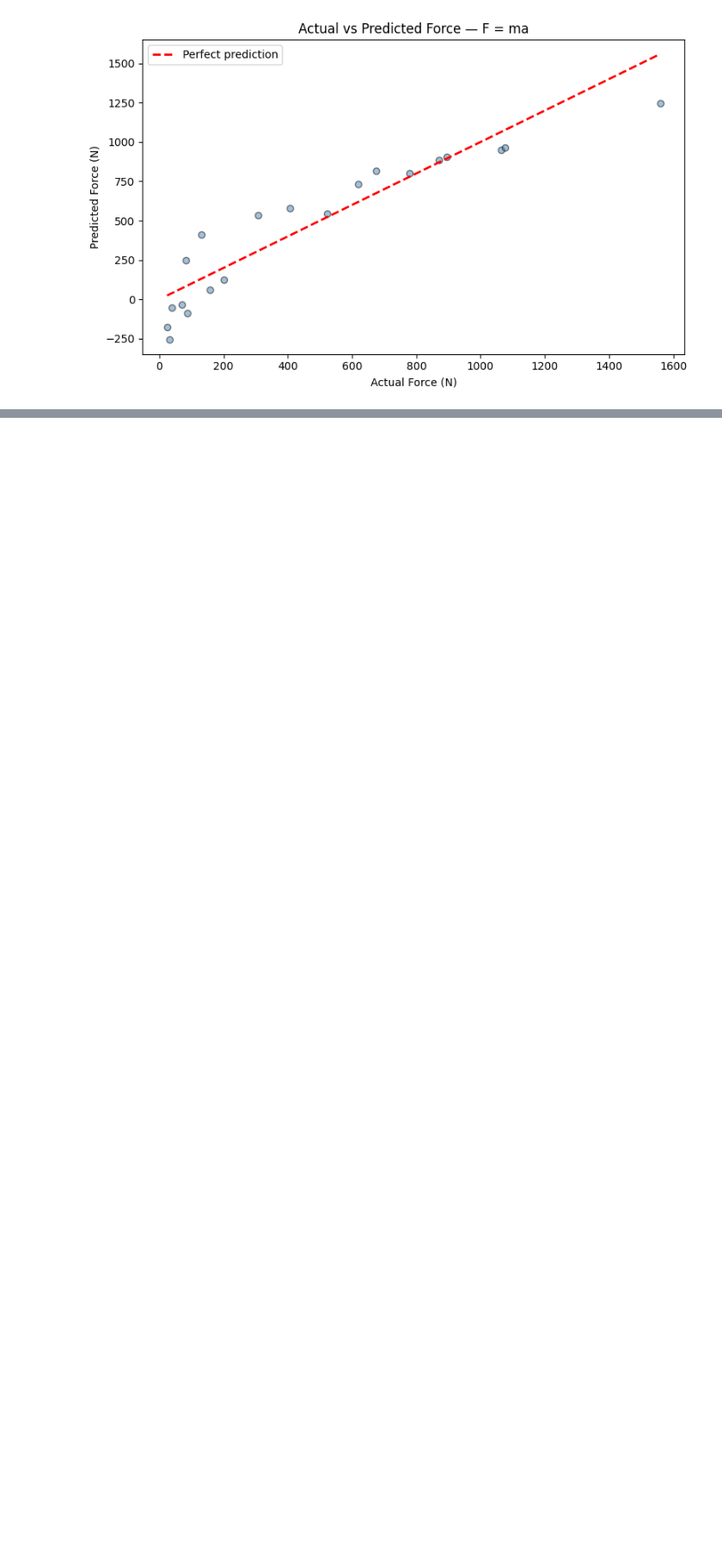
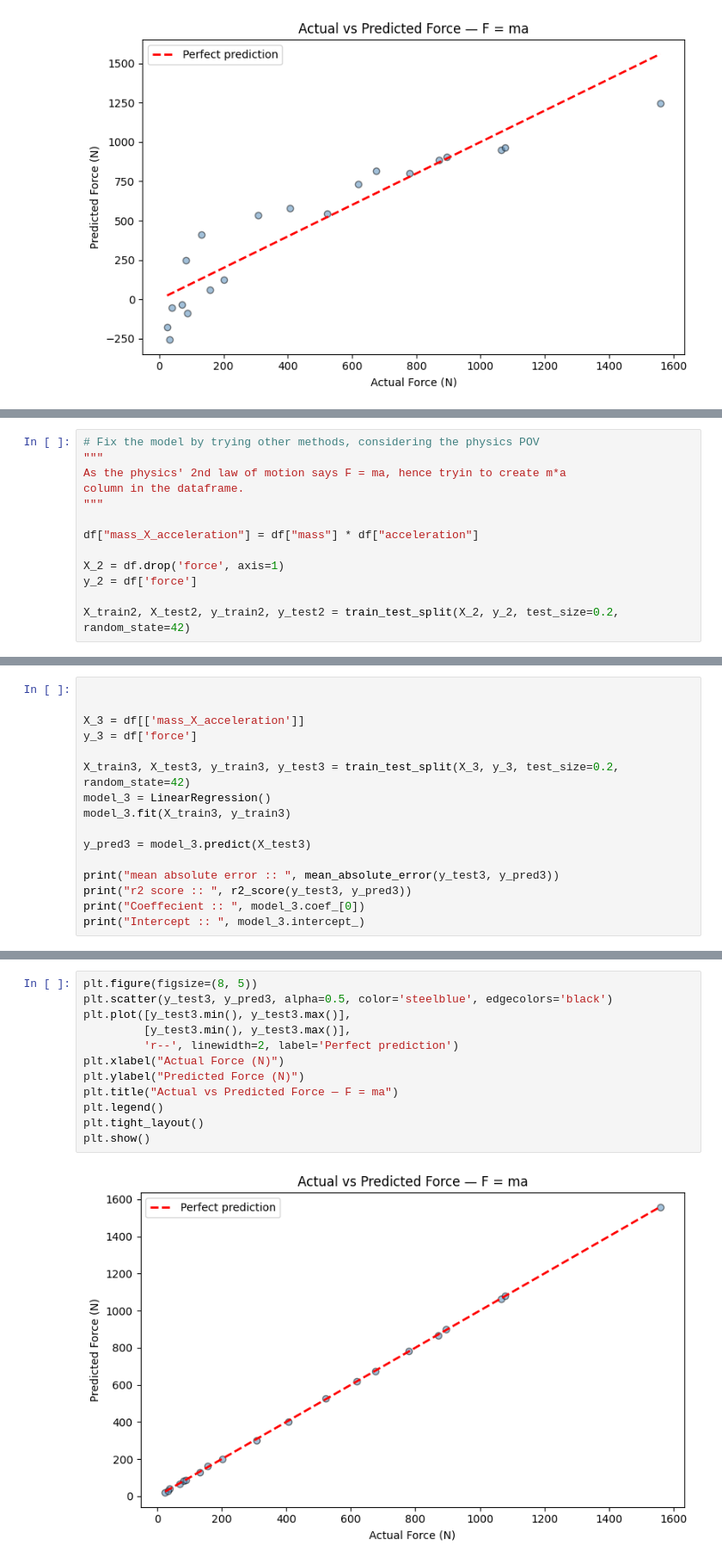
Before and after one commit to Spoorthy2001/ml_as_beginner, a Jupyter notebook: projects/hence_proved/01_force_mass_acceleration.ipynb, the cells around one changed output, grey strips where cells are left out. Shown at 86% size. Drawn from its saved outputs; the diff is of its cells as text; blank space fills up the shorter version.

```diff
--- a/projects/hence_proved/01_force_mass_acceleration.ipynb
+++ b/projects/hence_proved/01_force_mass_acceleration.ipynb
@@ -123,0 +155,13 @@ plt.show()
+# %%
+# Fix the model by trying other methods, considering the physics POV
+"""
+As the physics' 2nd law of motion says F = ma, hence tryin to create m*a
+column in the dataframe.
+"""
+
+df["mass_X_acceleration"] = df["mass"] * df["acceleration"]
+
+X_2 = df.drop('force', axis=1)
+y_2 = df['force']
+
+X_train2, X_test2, y_train2, y_test2 = train_test_split(X_2, y_2, test_size=0.2, random_state=42)
@@ -123,0 +185,16 @@ plt.show()
+# %%
+
+
+X_3 = df[['mass_X_acceleration']]
+y_3 = df['force']
+
+X_train3, X_test3, y_train3, y_test3 = train_test_split(X_3, y_3, test_size=0.2, random_state=42)
+model_3 = LinearRegression()
+model_3.fit(X_train3, y_train3)
+
+y_pred3 = model_3.predict(X_test3)
+
+print("mean absolute error :: ", mean_absolute_error(y_test3, y_pred3))
+print("r2 score :: ", r2_score(y_test3, y_pred3))
+print("Coeffecient :: ", model_3.coef_[0])
+print("Intercept :: ", model_3.intercept_)
@@ -123,0 +206,14 @@ plt.show()
+# %%
+plt.figure(figsize=(8, 5))
+plt.scatter(y_test3, y_pred3, alpha=0.5, color='steelblue', edgecolors='black')
+plt.plot([y_test3.min(), y_test3.max()],
+         [y_test3.min(), y_test3.max()],
+         'r--', linewidth=2, label='Perfect prediction')
+plt.xlabel("Actual Force (N)")
+plt.ylabel("Predicted Force (N)")
+plt.title("Actual vs Predicted Force — F = ma")
+plt.legend()
+plt.tight_layout()
+plt.show()
+# %% [output]
+[figure, added]
```
Also changed, not shown: parts of 10 cells of this notebook.
